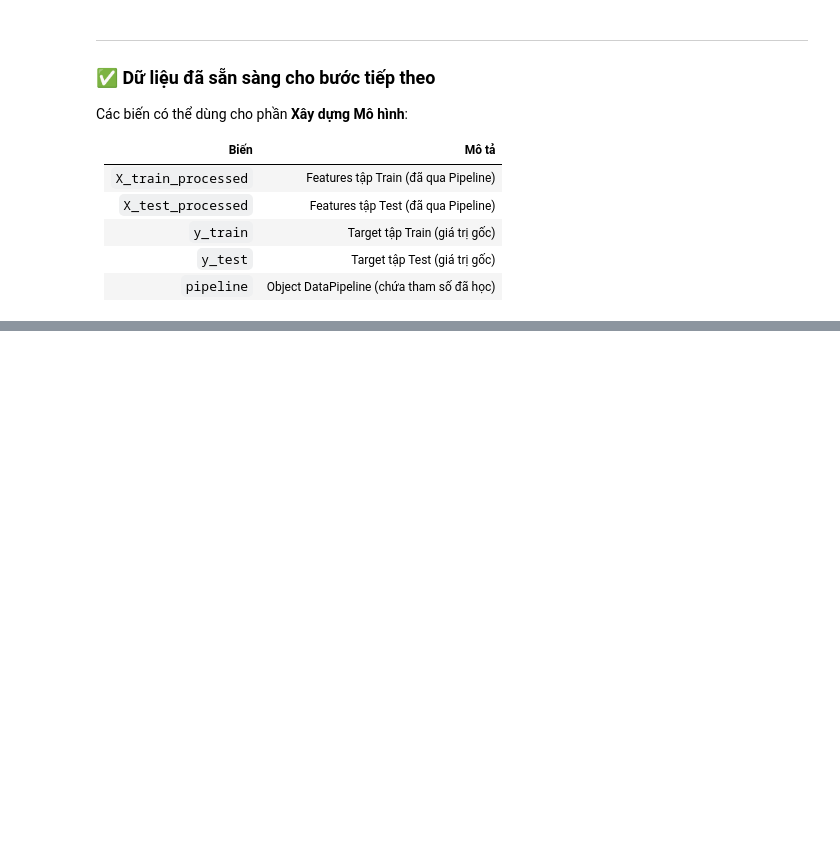
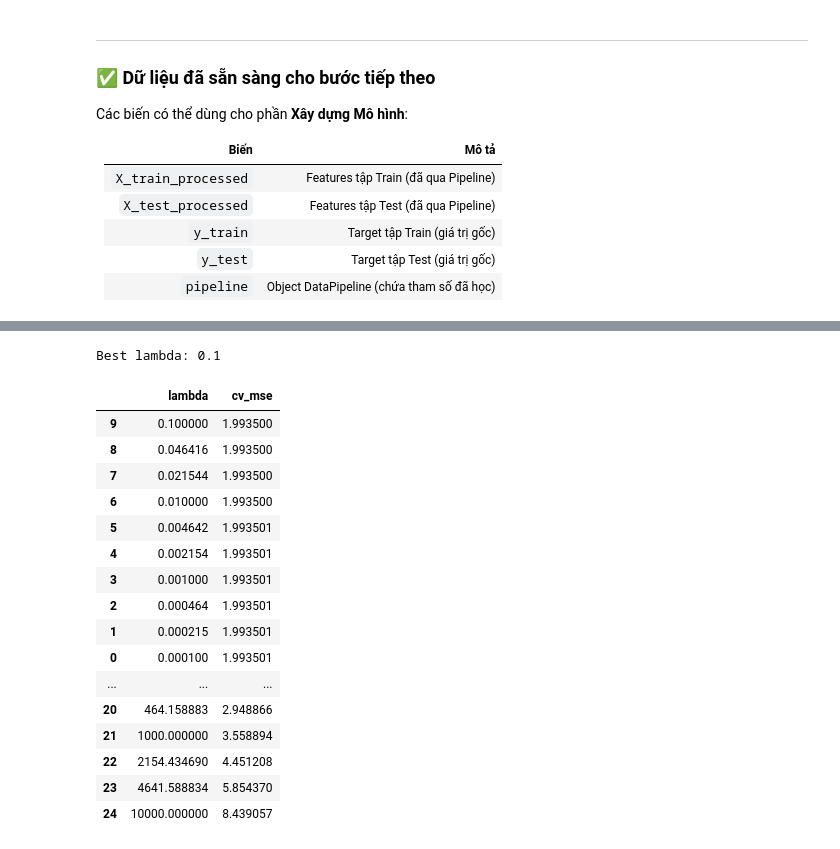
Before and after one commit to TNTruong196/Prj2_TUDTK_N1, a Jupyter notebook: part2/part2_notebook.ipynb, the cells around one changed output, grey strips where cells are left out. Saved outputs shown, nothing was run; the diff lists cells and outputs as text; code cells hidden in the pictures; blank space fills up the shorter version.

```diff
--- a/part2/part2_notebook.ipynb
+++ b/part2/part2_notebook.ipynb
@@ -437,0 +442,45 @@ Các biến có thể dùng cho phần **Xây dựng Mô hình**:
+# %%
+import importlib
+import model_comparison
+import part1.ridge_lasso as ridge_lasso
+
+importlib.reload(model_comparison)
+importlib.reload(ridge_lasso)
+
+from model_comparison import (
+    train_and_compare,
+    plot_cv_results,
+    ridge_coefficients_table,
+    ridge_trace_table,
+)
+plot_ridge_trace = ridge_lasso.plot_ridge_trace
+
+result = train_and_compare(k=5, plot=False)
+best_lambda = result['best_lambda']
+cv_results = result['cv_results']
+metrics_table = result['metrics_table']
+data_for_model = result['data']
+ridge_beta = result['models']['ridge']['beta']
+feature_names = data_for_model['feature_names']
+
+print(f'Best lambda: {best_lambda:.6g}')
+cv_results.sort_values('cv_mse')[['lambda', 'cv_mse']]
+# %% [output]
+Best lambda: 0.1
+|  | lambda | cv_mse |
+| 9 | 0.100000 | 1.993500 |
+| 8 | 0.046416 | 1.993500 |
+| 7 | 0.021544 | 1.993500 |
+| 6 | 0.010000 | 1.993500 |
+| 5 | 0.004642 | 1.993501 |
+| 4 | 0.002154 | 1.993501 |
+| 3 | 0.001000 | 1.993501 |
+| 2 | 0.000464 | 1.993501 |
+| 1 | 0.000215 | 1.993501 |
+| 0 | 0.000100 | 1.993501 |
+| ... | ... | ... |
+| 20 | 464.158883 | 2.948866 |
+| 21 | 1000.000000 | 3.558894 |
+| 22 | 2154.434690 | 4.451208 |
+| 23 | 4641.588834 | 5.854370 |
+| 24 | 10000.000000 | 8.439057 |
```
Also changed, not shown: parts of 8 cells of this notebook, 4 other files.
